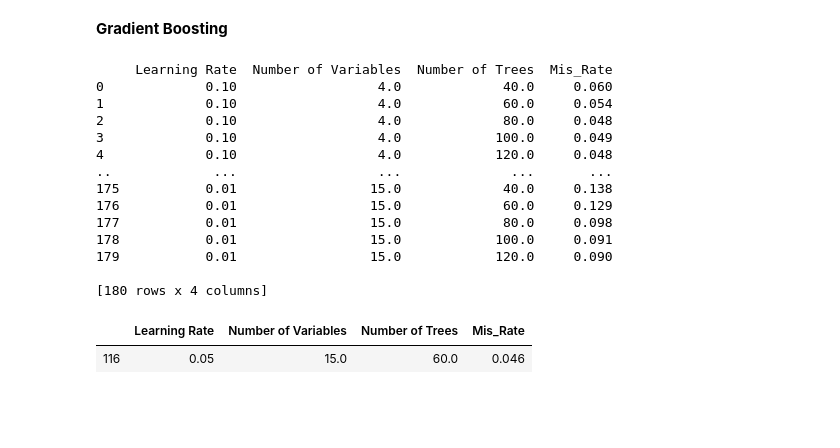
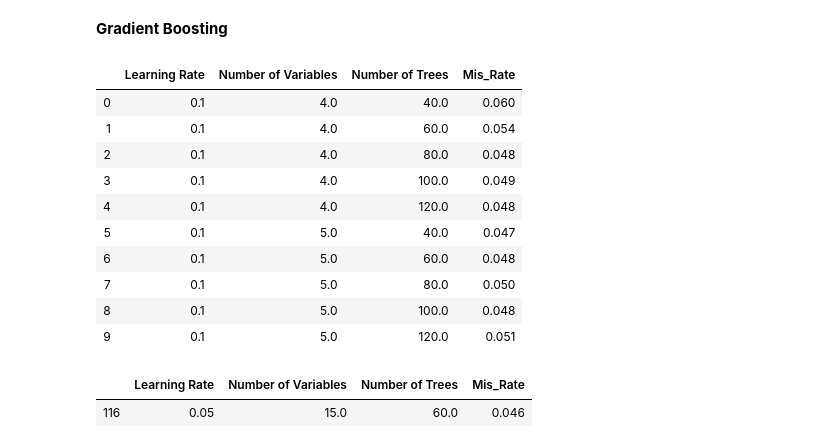
Before and after one commit to ricciluk/Predict-Customer-Churn, a Jupyter notebook: Customer Churn.ipynb, the cells around one changed output. Cells and saved outputs as stored; diff of their text form; code cells hidden in the pictures; blank space fills up the shorter version.

```diff
--- a/Customer Churn.ipynb
+++ b/Customer Churn.ipynb
@@ -233,34 +251,31 @@ Image(graph.create_png())
 # %%
 n_estimators = [40,60,80,100,120]
 max_features = list(range(4,16))
 learning_rates = [0.1,0.05,0.01]
 
 gbdt_result=pd.DataFrame(columns=['Learning Rate', 'Number of Variables', 'Number of Trees','Mis_Rate'])
 for rate in learning_rates:
     for max_feature in max_features:
         for n_estimator in n_estimators:
             gbdt = GradientBoostingClassifier(learning_rate=rate, n_estimators=n_estimator, max_features=max_feature, random_state=2)
             gbdt.fit(X_train, Y_train)
             gbdt_predict = gbdt.predict(X_test)
             gbdt_mrate = 1-metrics.accuracy_score(gbdt_predict, Y_test)
             gbdt_result=gbdt_result.append({'Learning Rate':rate,'Number of Variables':max_feature,'Number of Trees':n_estimator,'Mis_Rate':gbdt_mrate},ignore_index=True)
 
-print(gbdt_result)
+gbdt_result.head(10)
 # %% [output]
-     Learning Rate  Number of Variables  Number of Trees  Mis_Rate
-0             0.10                  4.0             40.0     0.060
-1             0.10                  4.0             60.0     0.054
-2             0.10                  4.0             80.0     0.048
-3             0.10                  4.0            100.0     0.049
-4             0.10                  4.0            120.0     0.048
-..             ...                  ...              ...       ...
-175           0.01                 15.0             40.0     0.138
-176           0.01                 15.0             60.0     0.129
-177           0.01                 15.0             80.0     0.098
-178           0.01                 15.0            100.0     0.091
-179           0.01                 15.0            120.0     0.090
-
-[180 rows x 4 columns]
+|  | Learning Rate | Number of Variables | Number of Trees | Mis_Rate |
+| 0 | 0.1 | 4.0 | 40.0 | 0.060 |
+| 1 | 0.1 | 4.0 | 60.0 | 0.054 |
+| 2 | 0.1 | 4.0 | 80.0 | 0.048 |
+| 3 | 0.1 | 4.0 | 100.0 | 0.049 |
+| 4 | 0.1 | 4.0 | 120.0 | 0.048 |
+| 5 | 0.1 | 5.0 | 40.0 | 0.047 |
+| 6 | 0.1 | 5.0 | 60.0 | 0.048 |
+| 7 | 0.1 | 5.0 | 80.0 | 0.050 |
+| 8 | 0.1 | 5.0 | 100.0 | 0.048 |
+| 9 | 0.1 | 5.0 | 120.0 | 0.051 |
 # %%
 gbdt_min=gbdt_result[gbdt_result['Mis_Rate']==min(gbdt_result.iloc[:,-1])]
 gbdt_min
```
Also changed, not shown: parts of 13 cells of this notebook.
